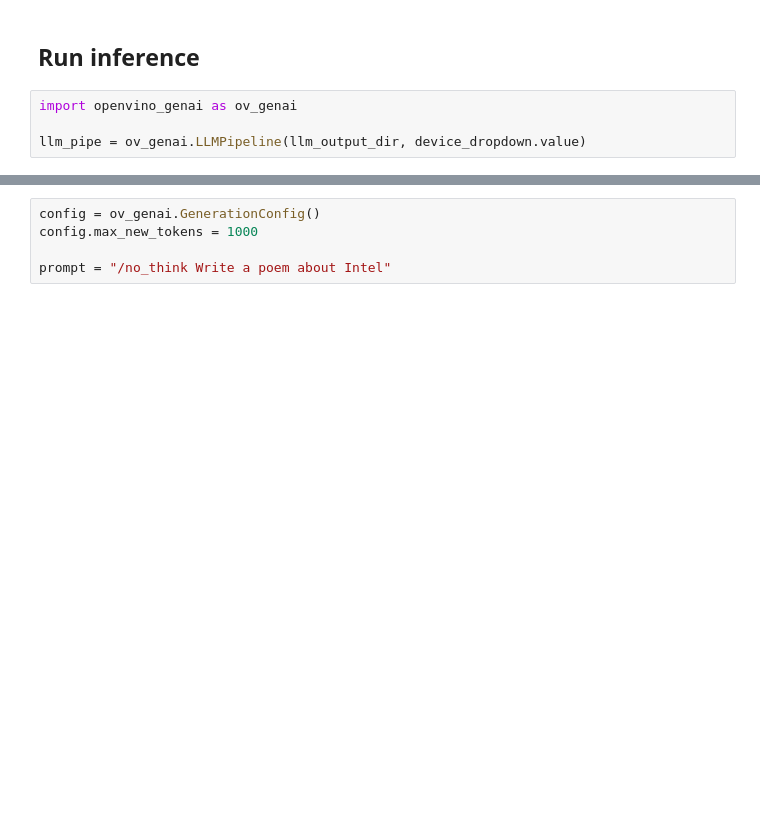
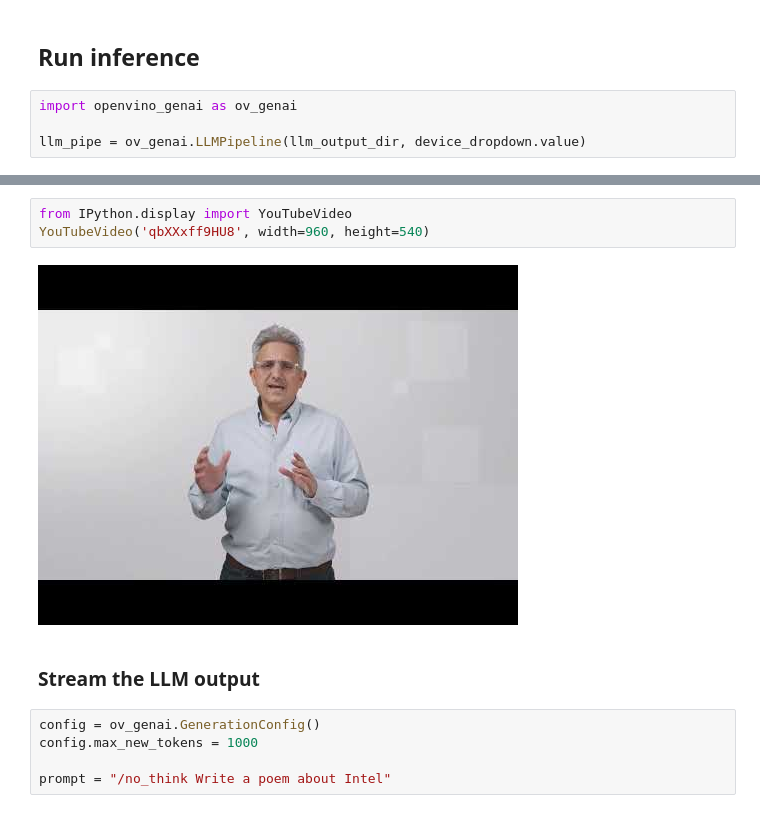
Before and after one commit to openvinotoolkit/openvino_build_deploy, a Jupyter notebook: trainings/large_language_models/llms_with_ov.ipynb, the cells around one changed output, grey strips where cells are left out. Cells and saved outputs as stored; diff of their text form; blank space fills up the shorter version.

```diff
--- a/trainings/large_language_models/llms_with_ov.ipynb
+++ b/trainings/large_language_models/llms_with_ov.ipynb
@@ -57,3 +65,10 @@ OpenVINO is a cross-platform development toolkit by Intel that optimizes and acc
+# %%
+from IPython.display import YouTubeVideo
+YouTubeVideo('qbXXxff9HU8', width=960, height=540)
+# %% [output]
+[figure, added]
+# %% [markdown]
+### Stream the LLM output
 # %%
 config = ov_genai.GenerationConfig()
 config.max_new_tokens = 1000
```
Also changed, not shown: parts of 10 cells of this notebook.
